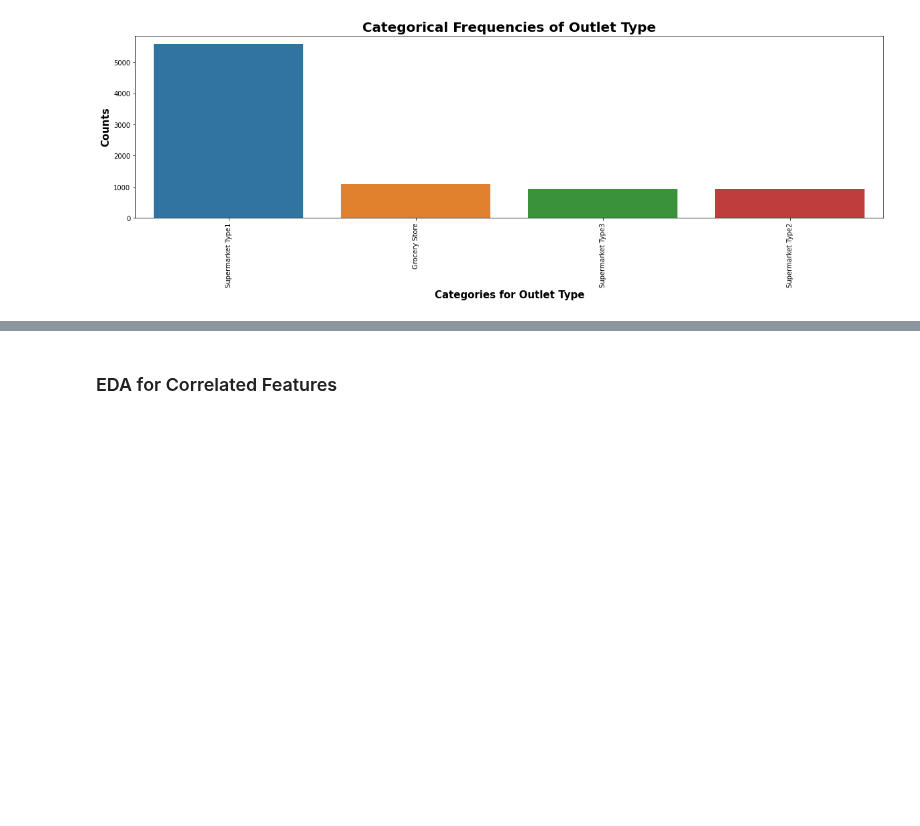
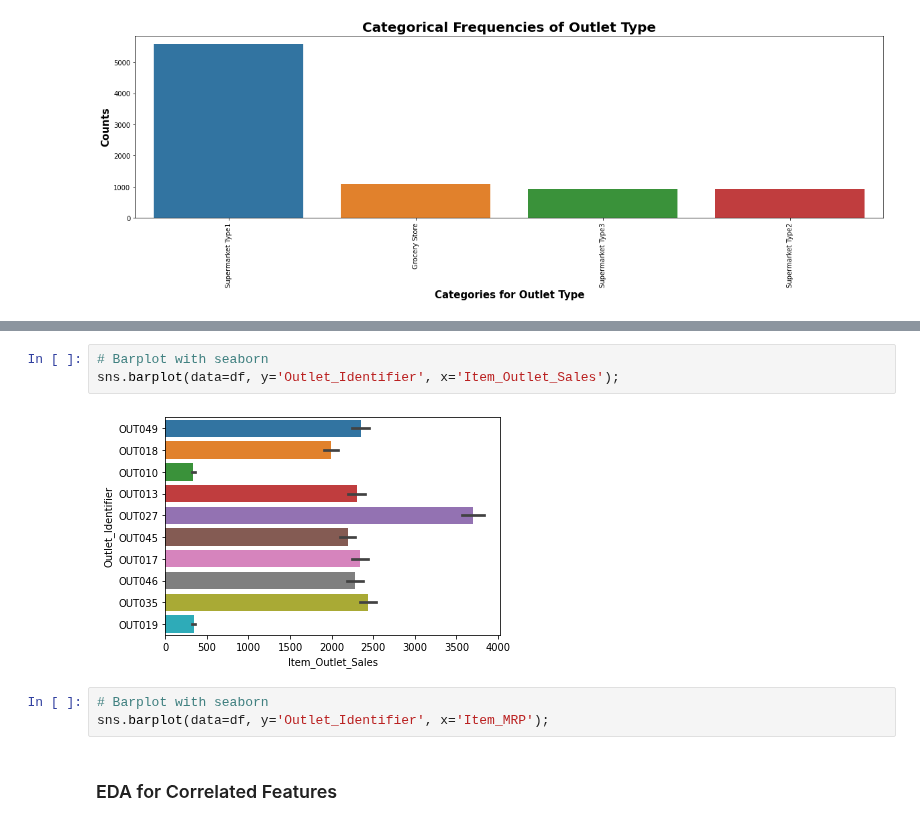
Before and after one commit to pylabview/sales-predicctions, a Jupyter notebook: DS_Sales_Predicctions.ipynb, the cells around one changed output, grey strips where cells are left out. Saved outputs shown, nothing was run; the diff lists cells and outputs as text; blank space fills up the shorter version.

```diff
--- a/DS_Sales_Predicctions.ipynb
+++ b/DS_Sales_Predicctions.ipynb
@@ -482,3 +487,11 @@ Name: Outlet_Type, dtype: int64
+# %%
+# Barplot with seaborn
+sns.barplot(data=df, y='Outlet_Identifier', x='Item_Outlet_Sales');
+# %% [output]
+[figure, added]
+# %%
+# Barplot with seaborn
+sns.barplot(data=df, y='Outlet_Identifier', x='Item_MRP');
 # %% [markdown]
 ### EDA for Correlated Features
 # %%
```
Also changed, not shown: parts of 1 cell of this notebook.
